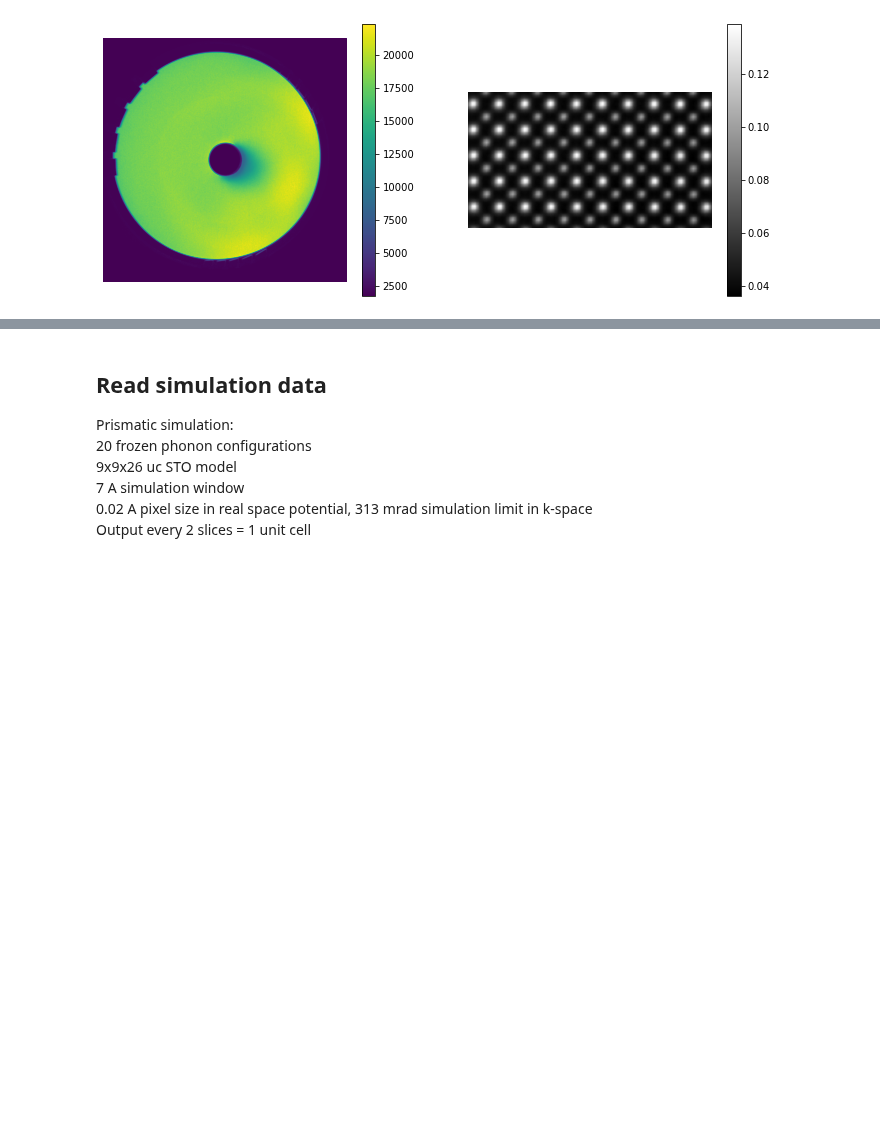
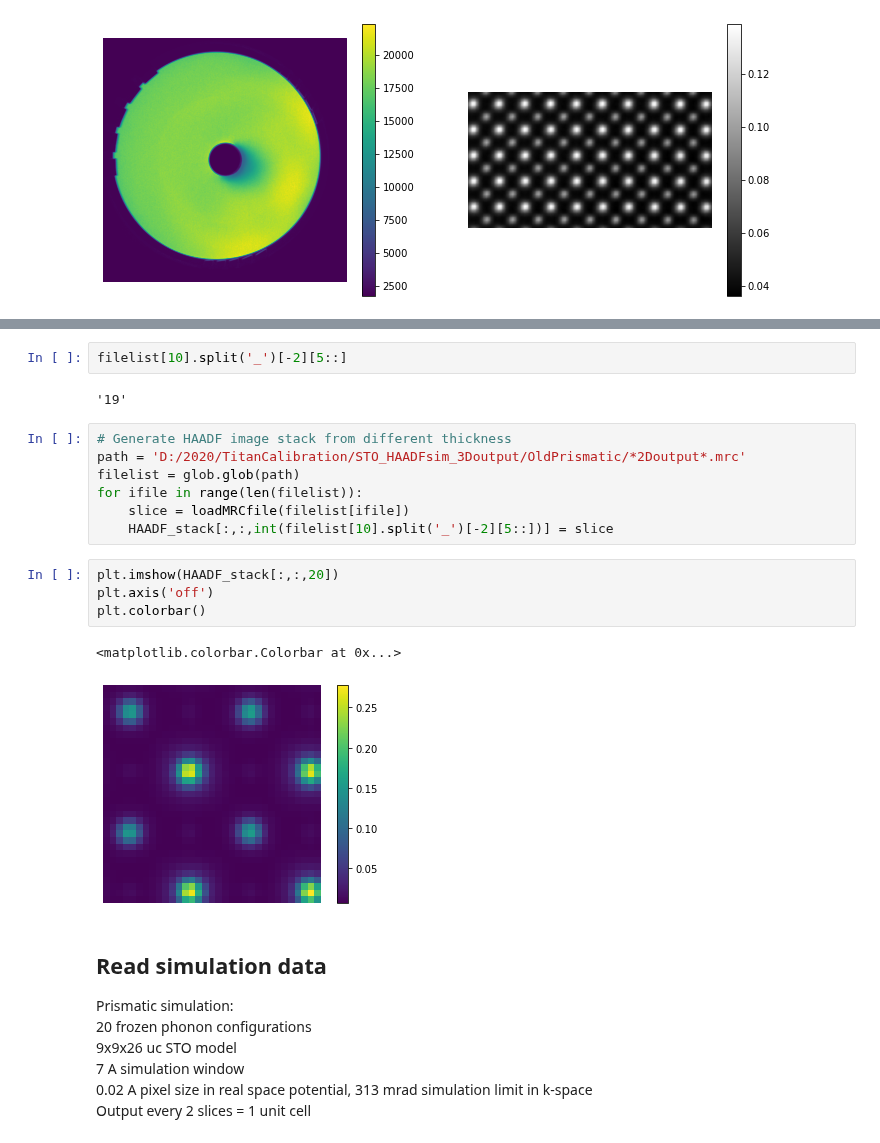
Before and after one commit to CY-Zhang/PyProcessingCodes, a Jupyter notebook: Calibrations/SourceSizeCalibration.ipynb, the cells around one changed output, grey strips where cells are left out. Saved outputs shown, nothing was run; the diff lists cells and outputs as text; blank space fills up the shorter version.

Commit message:
Checked calibration notebooks

```diff
--- a/Calibrations/SourceSizeCalibration.ipynb
+++ b/Calibrations/SourceSizeCalibration.ipynb
@@ -63,3 +85,21 @@ plt.axis('off')
+# %%
+filelist[10].split('_')[-2][5::]
+# %% [output]
+'19'
+# %%
+# Generate HAADF image stack from different thickness
+path = 'D:/2020/TitanCalibration/STO_HAADFsim_3Doutput/OldPrismatic/*2Doutput*.mrc'
+filelist = glob.glob(path)
+for ifile in range(len(filelist)):
+    slice = loadMRCfile(filelist[ifile])
+    HAADF_stack[:,:,int(filelist[10].split('_')[-2][5::])] = slice
+# %%
+plt.imshow(HAADF_stack[:,:,20])
+plt.axis('off')
+plt.colorbar()
+# %% [output]
+<matplotlib.colorbar.Colorbar at 0x...>
+[figure, added]
 # %% [markdown]
 ## Read simulation data
 Prismatic simulation:
```
Also changed, not shown: parts of 9 cells of this notebook, 4 other files.
